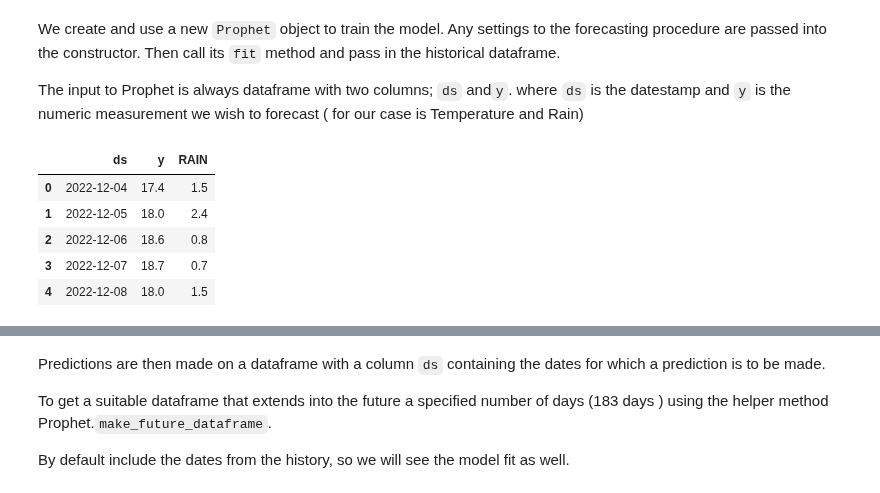
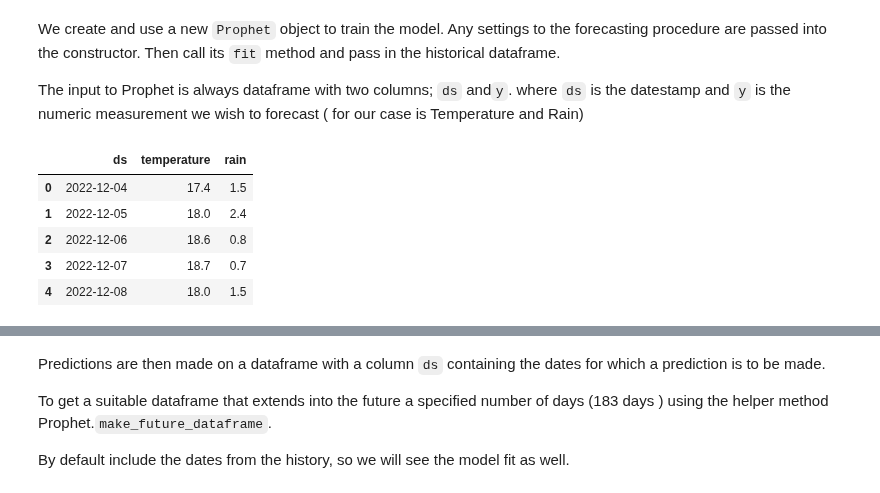
Before and after one commit to Josephnyingi/Clime, a Jupyter notebook: Clime.ipynb, the cells around one changed output, grey strips where cells are left out. Saved outputs shown, nothing was run; the diff lists cells and outputs as text; code cells hidden in the pictures.

```diff
--- a/Clime.ipynb
+++ b/Clime.ipynb
@@ -22,5 +18,5 @@ from sklearn.metrics import r2_score
 # %%
-weather = pd.read_csv("/content/Forecast_Dataset-1.51S37.27E1627m.csv.csv", index_col= "DATE")
+weather = pd.read_csv("/content/Historical.csv", index_col= "DATE")
 weather.head()
 #Date is used as our Index (ID)
 # %% [output]
@@ -142,13 +138,9 @@ where `ds` is the datestamp and `y` is the numeric measurement we wish to foreca
 # %%
 # Rename the index 'DATE' to 'ds' and reset the index
 weather = weather.rename_axis('ds').reset_index()
-
-# First we forecast 'TEMPERATURE', rename it to 'y'
-weather = weather.rename(columns={'TEMPERATURE': 'y'})
-
 weather.head()
 # %% [output]
-|  | ds | y | RAIN |
+|  | ds | temperature | rain |
 | 0 | 2022-12-04 | 17.4 | 1.5 |
 | 1 | 2022-12-05 | 18.0 | 2.4 |
 | 2 | 2022-12-06 | 18.6 | 0.8 |
```
Also changed, not shown: parts of 55 cells of this notebook.
